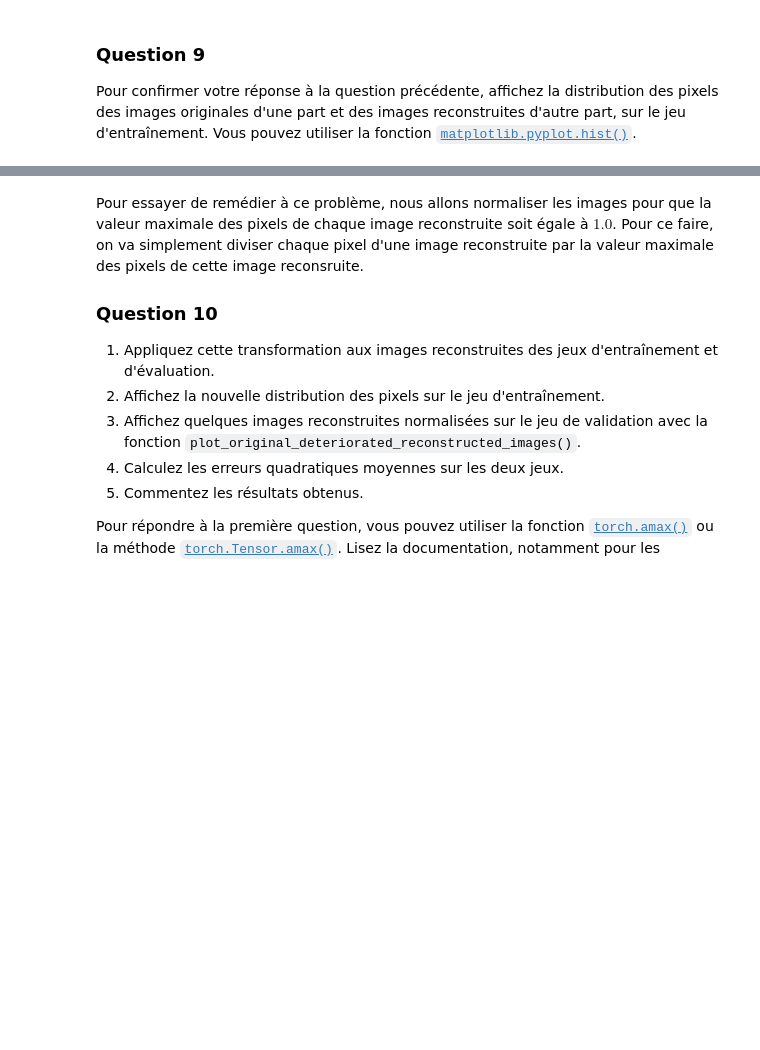
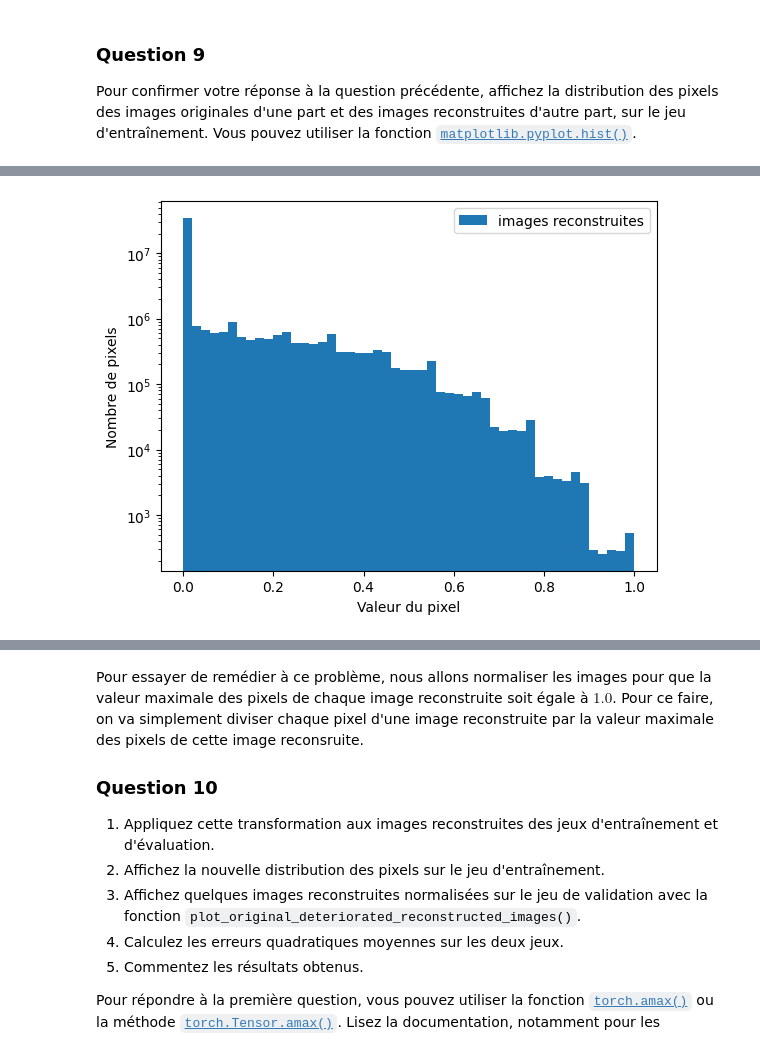
Before and after one commit to id2848/ENSAI-2A-complement-info-TP, a Jupyter notebook: notebooks/TP_4_1_énoncé.ipynb, the cells around one changed output, grey strips where cells are left out. Drawn from its saved outputs; the diff is of its cells as text; code cells hidden in the pictures; blank space fills up the shorter version.

```diff
--- a/notebooks/TP_4_1_énoncé.ipynb
+++ b/notebooks/TP_4_1_énoncé.ipynb
@@ -358,0 +382,10 @@ Vous pouvez utiliser la fonction [`matplotlib.pyplot.hist()`](https://matplotlib
+# %%
+# plot des images reconstruites
+plt.hist(X_train_reconstructed.ravel().numpy(), bins=50,  label="images reconstruites")
+plt.yscale("log")
+plt.xlabel("Valeur du pixel")
+plt.ylabel("Nombre de pixels")
+plt.legend()
+plt.show()
+# %% [output]
+[figure, added]
```
Also changed, not shown: parts of 23 cells of this notebook.
